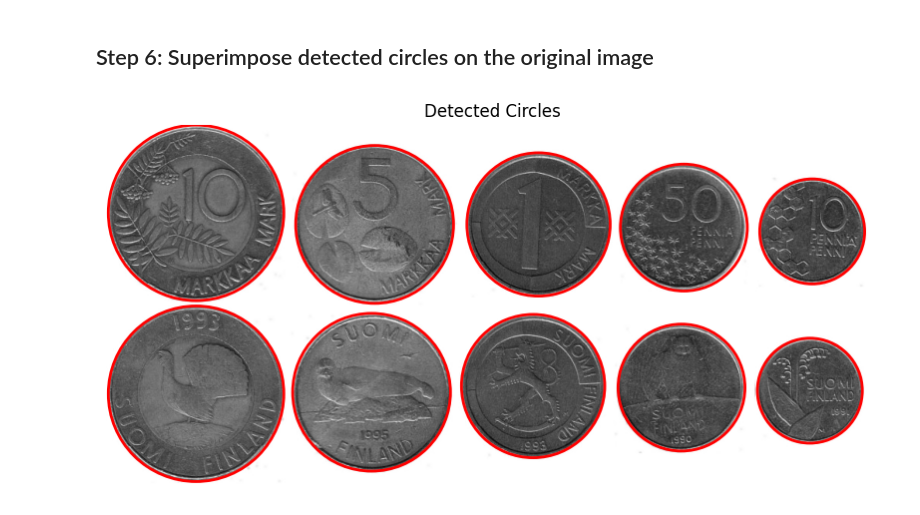
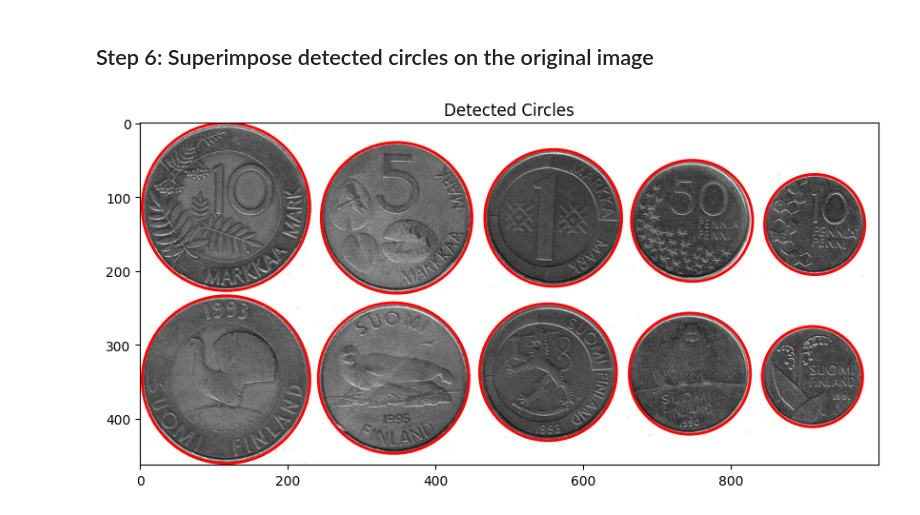
Before and after one commit to mhueppe/ComputerVision, a Jupyter notebook: Assignment3/Task1.ipynb, the cells around one changed output. Saved outputs shown, nothing was run; the diff lists cells and outputs as text; code cells hidden in the pictures.

```diff
--- a/Assignment3/Task1.ipynb
+++ b/Assignment3/Task1.ipynb
@@ -90,13 +92,12 @@ accums, cx, cy, radii
 # %%
 fig, ax = plt.subplots(figsize=(10, 10))
 ax.imshow(gray_image, cmap='gray')
 
 for center_y, center_x, radius in zip(cy, cx, radii):
     circle = Circle((center_x, center_y), radius, color='red', fill=False, linewidth=2)
     ax.add_patch(circle)
 
 plt.title('Detected Circles')
-plt.axis('off')
 plt.show()
 # %% [output]
-[figure, old version]
+[figure, new version]
```
Also changed, not shown: parts of 5 cells of this notebook.
